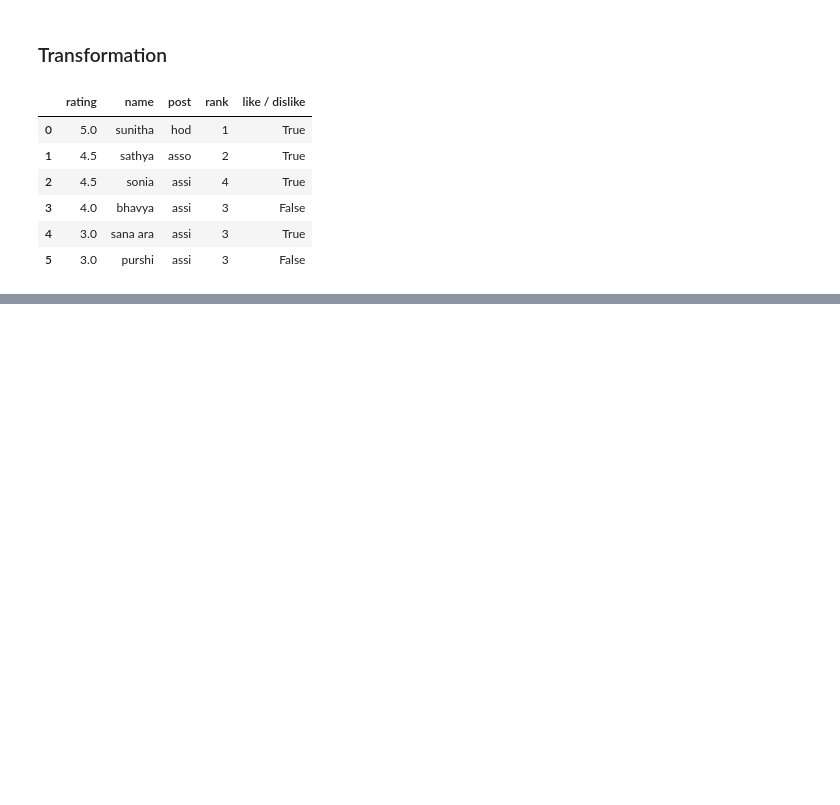
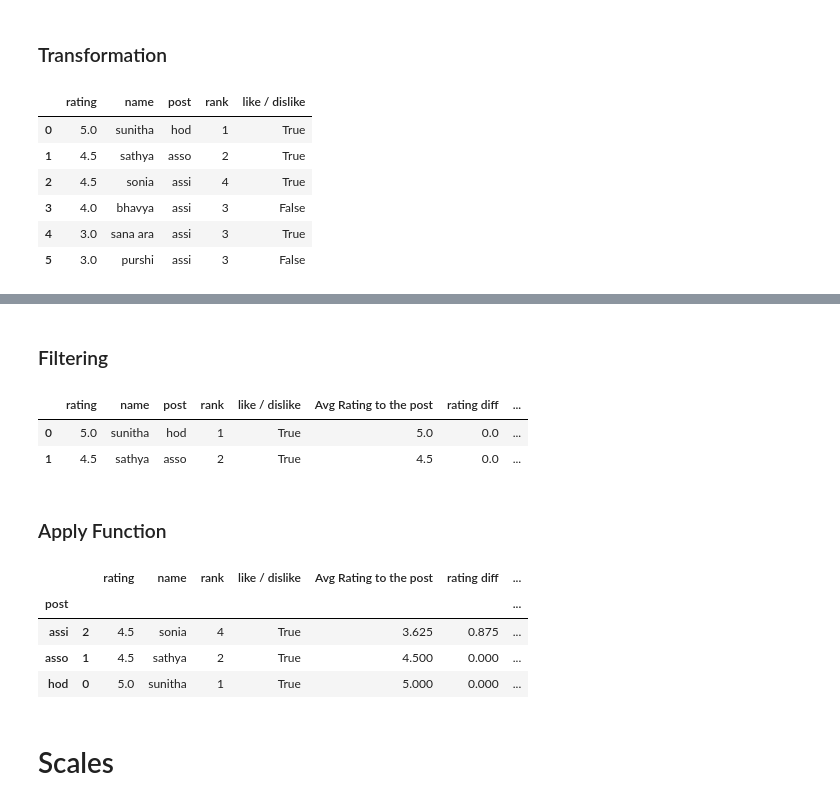
Before and after one commit to shreymusician/data-science-journey, a Jupyter notebook: module 3/Groupby.ipynb, the cells around one changed output, grey strips where cells are left out. Saved outputs shown, nothing was run; the diff lists cells and outputs as text; code cells hidden in the pictures; blank space fills up the shorter version.

Commit message:
Scales of Data in Pandas

```diff
--- a/module 3/Groupby.ipynb
+++ b/module 3/Groupby.ipynb
@@ -238,0 +291,31 @@ ndf
+# %% [markdown]
+### Filtering
+# %%
+# Suppose we only want groups whose Performance Review is not Low
+
+(
+    ndf
+        .groupby('post')
+        .filter(lambda x : (x['Performance Review'] != 'Low').all())
+)
+# %% [output]
+|  | rating | name | post | rank | like / dislike | Avg Rating to the post | rating diff | ... |
+| 0 | 5.0 | sunitha | hod | 1 | True | 5.0 | 0.0 | ... |
+| 1 | 4.5 | sathya | asso | 2 | True | 4.5 | 0.0 | ... |
+# %% [markdown]
+### Apply Function
+# %%
+# For each post find the teacher having the max rating
+
+def max_rate(df):
+    return df.sort_values(by='rating', ascending=False).head(1)
+
+ndf.groupby('post').apply(max_rate)
+# %% [output]
+|  |  | rating | name | rank | like / dislike | Avg Rating to the post | rating diff | ... |
+| post |  |  |  |  |  |  |  | ... |
+| assi | 2 | 4.5 | sonia | 4 | True | 3.625 | 0.875 | ... |
+| asso | 1 | 4.5 | sathya | 2 | True | 4.500 | 0.000 | ... |
+| hod | 0 | 5.0 | sunitha | 1 | True | 5.000 | 0.000 | ... |
+# %% [markdown]
+# Scales
```
Also changed, not shown: parts of 6 cells of this notebook.
